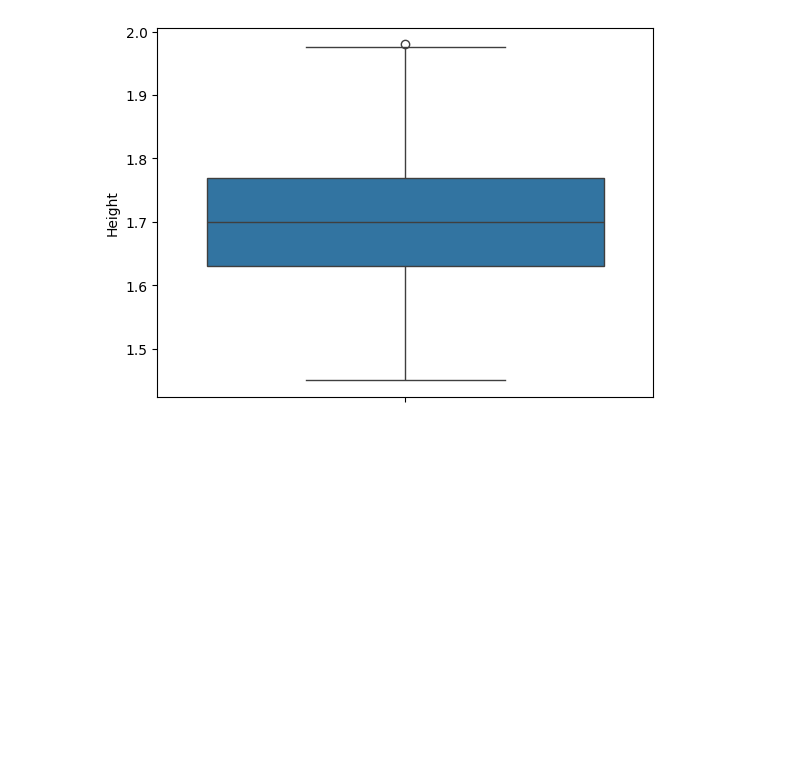
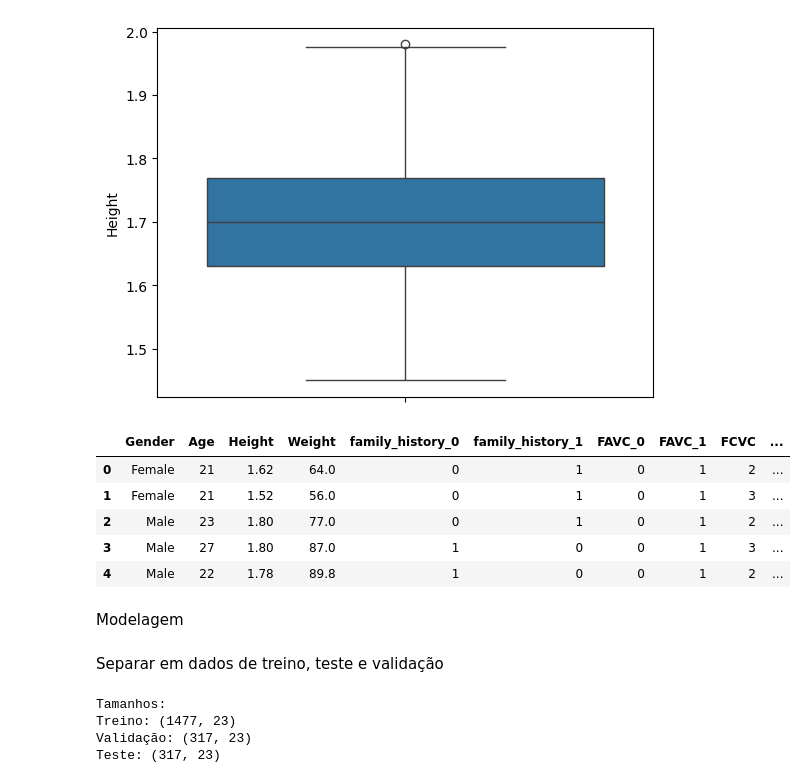
Before and after one commit to AlineLuisa/fiap-tech-challenge4, a Jupyter notebook: TechChallenge4.ipynb, the cells around one changed output. Cells and saved outputs as stored; diff of their text form; code cells hidden in the pictures; blank space fills up the shorter version.

Commit message:
Criado usando o Colab, modelo regressão logística

```diff
--- a/TechChallenge4.ipynb
+++ b/TechChallenge4.ipynb
@@ -337,3 +344,14 @@ sns.boxplot(obesity['Height'])
 from sklearn.preprocessing import StandardScaler
 
 scaler = StandardScaler()
+# %%
+obesity_encoded.head()
+# %% [output]
+|  | Gender | Age | Height | Weight | family_history_0 | family_history_1 | FAVC_0 | FAVC_1 | FCVC | ... |
+| 0 | Female | 21 | 1.62 | 64.0 | 0 | 1 | 0 | 1 | 2 | ... |
+| 1 | Female | 21 | 1.52 | 56.0 | 0 | 1 | 0 | 1 | 3 | ... |
+| 2 | Male | 23 | 1.80 | 77.0 | 0 | 1 | 0 | 1 | 2 | ... |
+| 3 | Male | 27 | 1.80 | 87.0 | 1 | 0 | 0 | 1 | 3 | ... |
+| 4 | Male | 22 | 1.78 | 89.8 | 1 | 0 | 0 | 1 | 2 | ... |
+# %% [markdown]
+Modelagem
@@ -340 +374,25 @@ scaler = StandardScaler()
+# %% [markdown]
+Separar em dados de treino, teste e validação
+# %%
+from sklearn.model_selection import train_test_split
+
+# Primeiro: separa treino + temp (validação+teste)
+X_train, X_temp, y_train, y_temp = train_test_split(
+    X, y, test_size=0.3, random_state=42, stratify=y
+)
+
+# Depois: separa temp em validação e teste
+X_val, X_test, y_val, y_test = train_test_split(
+    X_temp, y_temp, test_size=0.5, random_state=42, stratify=y_temp
+)
+
+print("Tamanhos:")
+print("Treino:", X_train.shape)
+print("Validação:", X_val.shape)
+print("Teste:", X_test.shape)
+# %% [output]
+Tamanhos:
+Treino: (1477, 23)
+Validação: (317, 23)
+Teste: (317, 23)
 # %%
```
Also changed, not shown: parts of 23 cells of this notebook.
